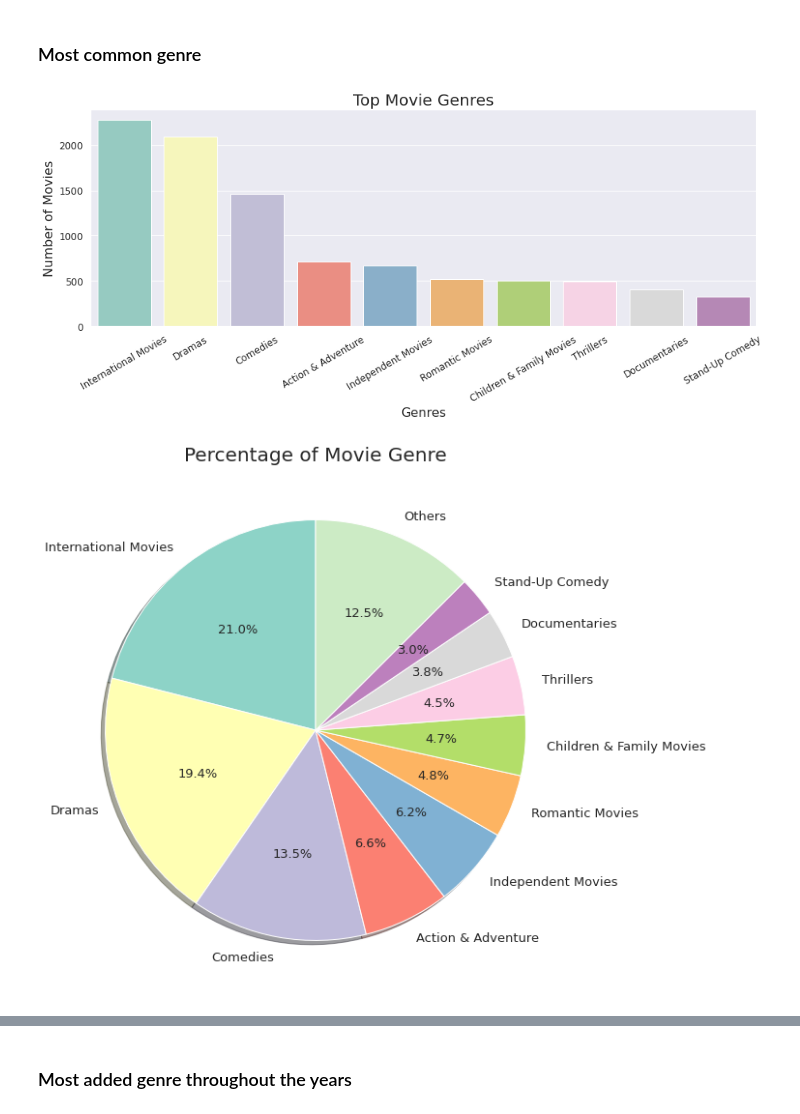
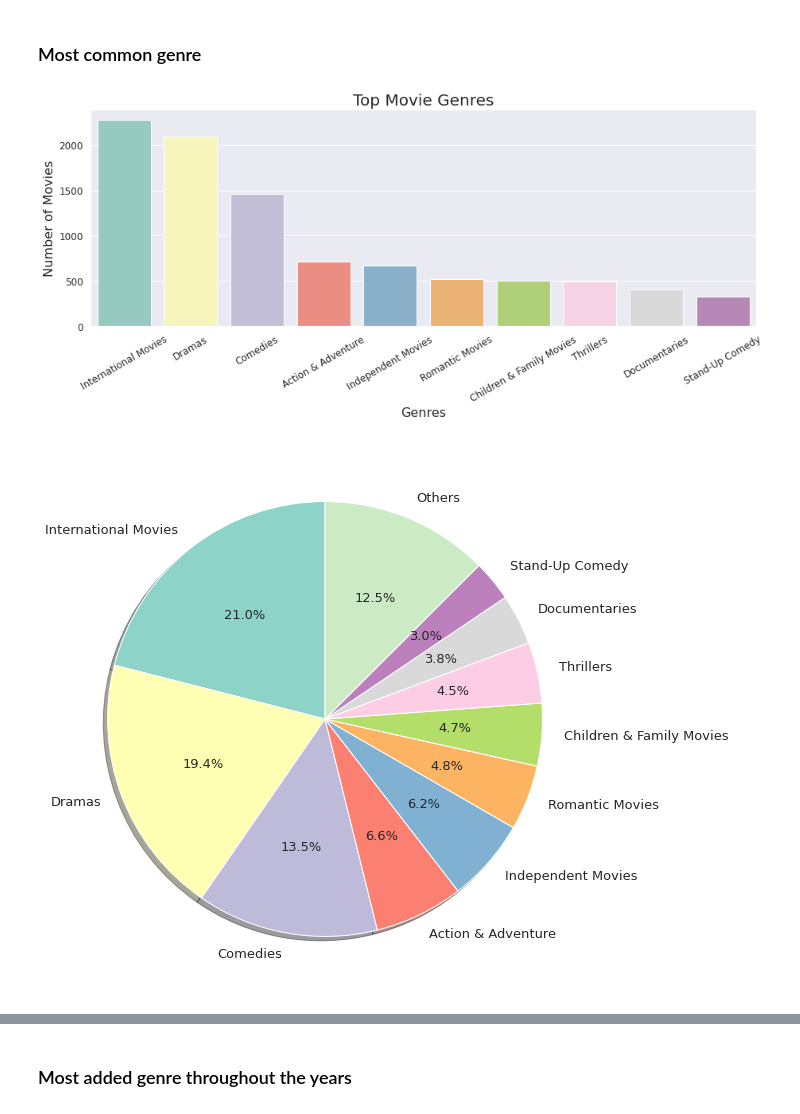
Before and after one commit to kimurarh/netflix-analysis, a Jupyter notebook: Netflix-Analysis.ipynb, the cells around one changed output, grey strips where cells are left out. Drawn from its saved outputs; the diff is of its cells as text; code cells hidden in the pictures.

```diff
--- a/Netflix-Analysis.ipynb
+++ b/Netflix-Analysis.ipynb
@@ -425,28 +435,30 @@ top_movie_genres = count_movie_genres.head(10)
 # %%
 # Barplot
 plt.figure(figsize=(15,5))
 plt.title('Top Movie Genres', fontsize=20)
 plt.ylabel('Number of Movies', fontsize=16)
 plt.xlabel('Genres', fontsize=16)
 plt.xticks(fontsize=12, rotation=30)
 plt.yticks(fontsize=12)
 sns.barplot(x = top_movie_genres.index, y = top_movie_genres.values)
+plt.savefig('imgs/top-movie-genres.png', bbox_inches='tight')
 plt.show()
 
 #Pieplot
 labels = top_movie_genres.index.tolist()
 labels.append('Others')
 values = top_movie_genres.values.tolist()
 values.append(count_movie_genres.sum() - top_movie_genres.sum())
 
 plt.figure(figsize=(15,10))
-plt.title('Percentage of Movie Genre', fontsize=20)
+#plt.title('Percentage of Movie Genre', fontsize=20)
 plt.figtext
 plt.pie(values, labels=labels, startangle=90, autopct='%1.1f%%', textprops={'fontsize': 13}, shadow=True)
+plt.savefig('imgs/percentage-of-movie-genre.png', bbox_inches='tight')
 plt.show()
 # %% [output]
 [figure]
-[figure, old version]
+[figure, new version]
 # %%
 show_genre_list = pd.Series((lambda x:x)(x.strip()) for x in ','.join(netflix_shows['Genres']).split(','))
 count_show_genres = show_genre_list.value_counts()
```
Also changed, not shown: parts of 17 cells of this notebook, 16 other files.
